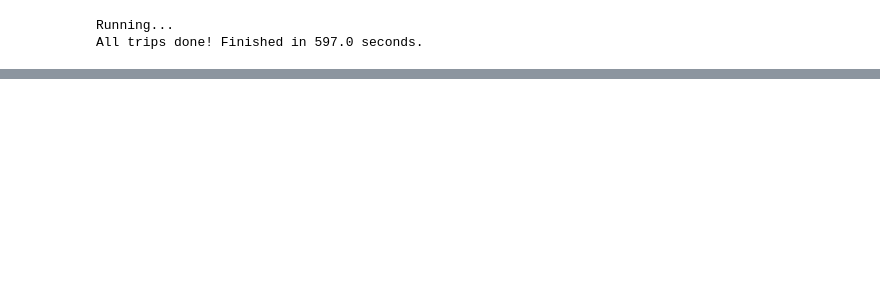
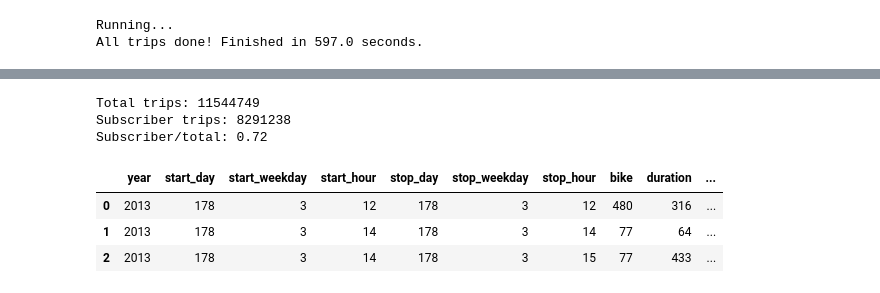
Before and after one commit to AlanAu/data-challenges, a Jupyter notebook: Alan Au - Divvy.ipynb, the cells around one changed output, grey strips where cells are left out. Saved outputs shown, nothing was run; the diff lists cells and outputs as text; code cells hidden in the pictures; blank space fills up the shorter version.

```diff
--- a/Alan Au - Divvy.ipynb
+++ b/Alan Au - Divvy.ipynb
@@ -264,0 +328,25 @@ Now I have data files that are all in a standardized format, with distance betwe
+# %%
+#Check numbers on Subscribers vs. Customers, encode usertype
+#There's apparently a third value: 'Dependent'
+
+def encode_subscribers(value):
+    if value == 'Customer': return 0
+    elif value == 'Subscriber' or value == 'Dependent': return 1
+    else: return value
+
+raw_df['usertype'] = raw_df['usertype'].apply(encode_subscribers)
+
+sub_count = sum(raw_df['usertype'])
+print("Total trips:", trip_count)
+print("Subscriber trips:", sub_count)
+print("Subscriber/total:", '{:.2f}'.format(sub_count/trip_count))
+
+raw_df.head(3)
+# %% [output]
+Total trips: 11544749
+Subscriber trips: 8291238
+Subscriber/total: 0.72
+|  | year | start_day | start_weekday | start_hour | stop_day | stop_weekday | stop_hour | bike | duration | ... |
+| 0 | 2013 | 178 | 3 | 12 | 178 | 3 | 12 | 480 | 316 | ... |
+| 1 | 2013 | 178 | 3 | 14 | 178 | 3 | 14 | 77 | 64 | ... |
+| 2 | 2013 | 178 | 3 | 14 | 178 | 3 | 15 | 77 | 433 | ... |
```
Also changed, not shown: parts of 18 cells of this notebook.
